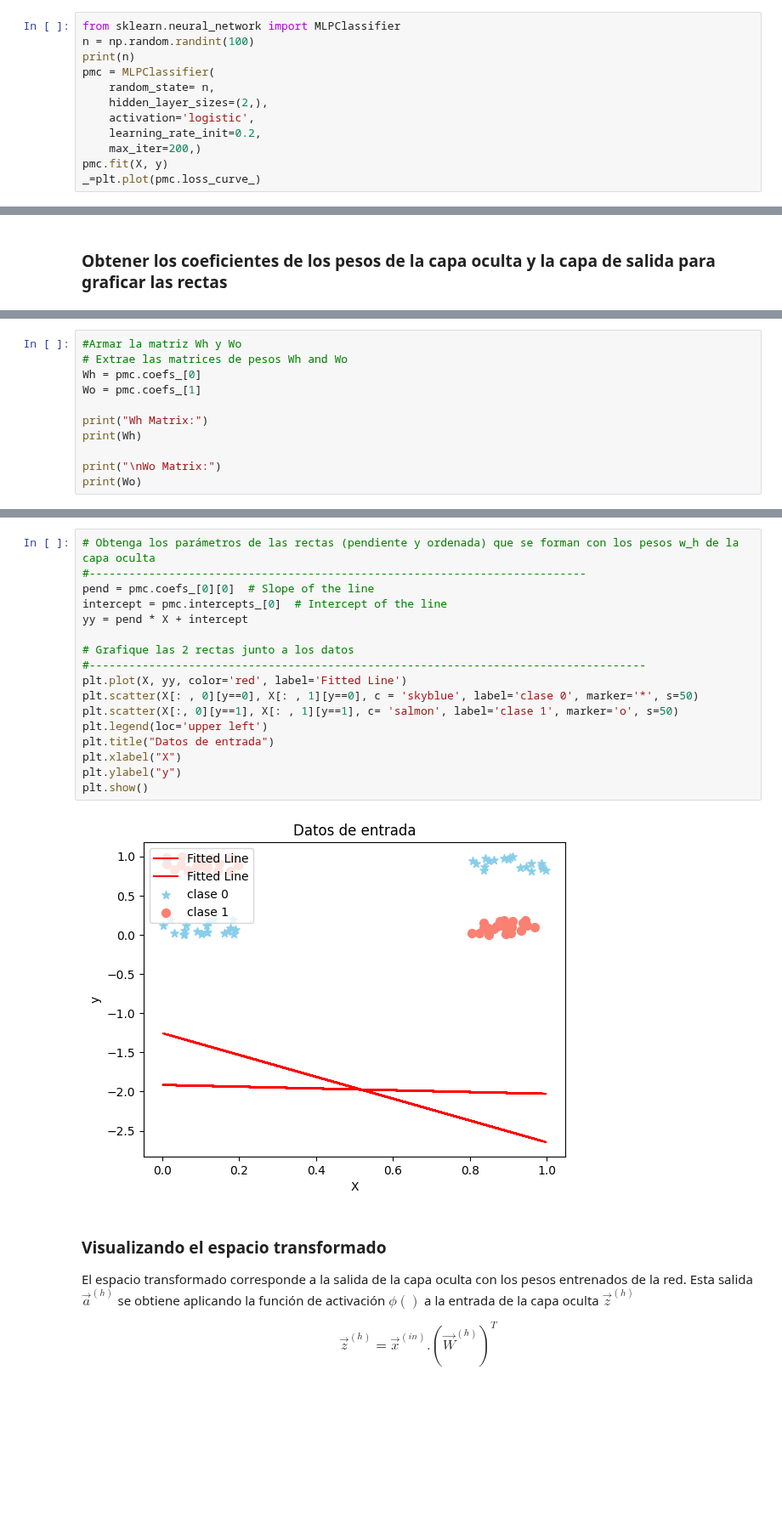
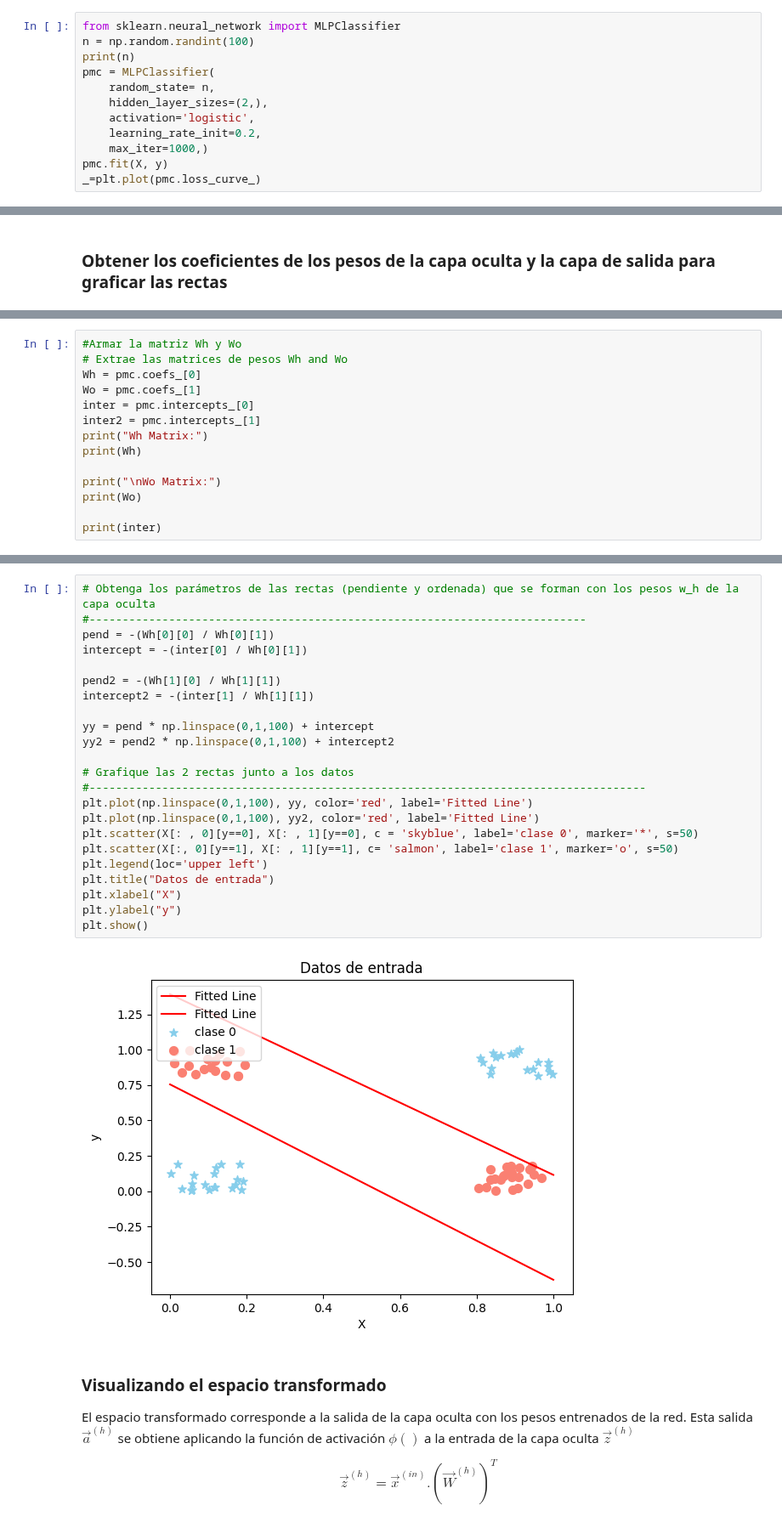
Before and after one commit to DinoMondino/IA, a Jupyter notebook: _6_PS_PMC/PerceptrónMulticapa.ipynb, the cells around one changed output, grey strips where cells are left out. Shown at 85% size. Drawn from its saved outputs; the diff is of its cells as text; blank space fills up the shorter version.

```diff
--- a/_6_PS_PMC/PerceptrónMulticapa.ipynb
+++ b/_6_PS_PMC/PerceptrónMulticapa.ipynb
@@ -146,7 +146,7 @@ pmc = MLPClassifier(
     hidden_layer_sizes=(2,),
     activation='logistic',
     learning_rate_init=0.2,
-    max_iter=200,)
+    max_iter=1000,)
 pmc.fit(X, y)
 _=plt.plot(pmc.loss_curve_)
 # %% [output]
@@ -183,11 +183,14 @@ pmc.intercepts_
 # Extrae las matrices de pesos Wh and Wo
 Wh = pmc.coefs_[0]
 Wo = pmc.coefs_[1]
-
+inter = pmc.intercepts_[0]
+inter2 = pmc.intercepts_[1]
 print("Wh Matrix:")
 print(Wh)
 
 print("\nWo Matrix:")
 print(Wo)
+
+print(inter)
 # %% [output]
 Wh Matrix:
@@ -200,22 +204,28 @@ Wo Matrix:
 # %%
 # Obtenga los parámetros de las rectas (pendiente y ordenada) que se forman con los pesos w_h de la capa oculta
 #---------------------------------------------------------------------------
-pend = pmc.coefs_[0][0]  # Slope of the line
-intercept = pmc.intercepts_[0]  # Intercept of the line
-yy = pend * X + intercept
+pend = -(Wh[0][0] / Wh[0][1])
+intercept = -(inter[0] / Wh[0][1])
+
+pend2 = -(Wh[1][0] / Wh[1][1])
+intercept2 = -(inter[1] / Wh[1][1])
+
+yy = pend * np.linspace(0,1,100) + intercept
+yy2 = pend2 * np.linspace(0,1,100) + intercept2
 
 # Grafique las 2 rectas junto a los datos
 #------------------------------------------------------------------------------------
-plt.plot(X, yy, color='red', label='Fitted Line')
+plt.plot(np.linspace(0,1,100), yy, color='red', label='Fitted Line')
+plt.plot(np.linspace(0,1,100), yy2, color='red', label='Fitted Line')
 plt.scatter(X[: , 0][y==0], X[: , 1][y==0], c = 'skyblue', label='clase 0', marker='*', s=50)
 plt.scatter(X[:, 0][y==1], X[: , 1][y==1], c= 'salmon', label='clase 1', marker='o', s=50)
 plt.legend(loc='upper left')
 plt.title("Datos de entrada")
 plt.xlabel("X")
 plt.ylabel("y")
 plt.show()
 # %% [output]
-[figure, old version]
+[figure, new version]
 # %% [markdown]
 ### Visualizando el espacio transformado
 El espacio transformado corresponde a la salida de la capa oculta con los pesos entrenados de la red. Esta salida $\vec{a}^{(h)}$ se obtiene aplicando la función de activación $\phi()$ a la entrada de la capa oculta $\vec{z}^{(h)}$
```
Also changed, not shown: parts of 10 cells of this notebook.
